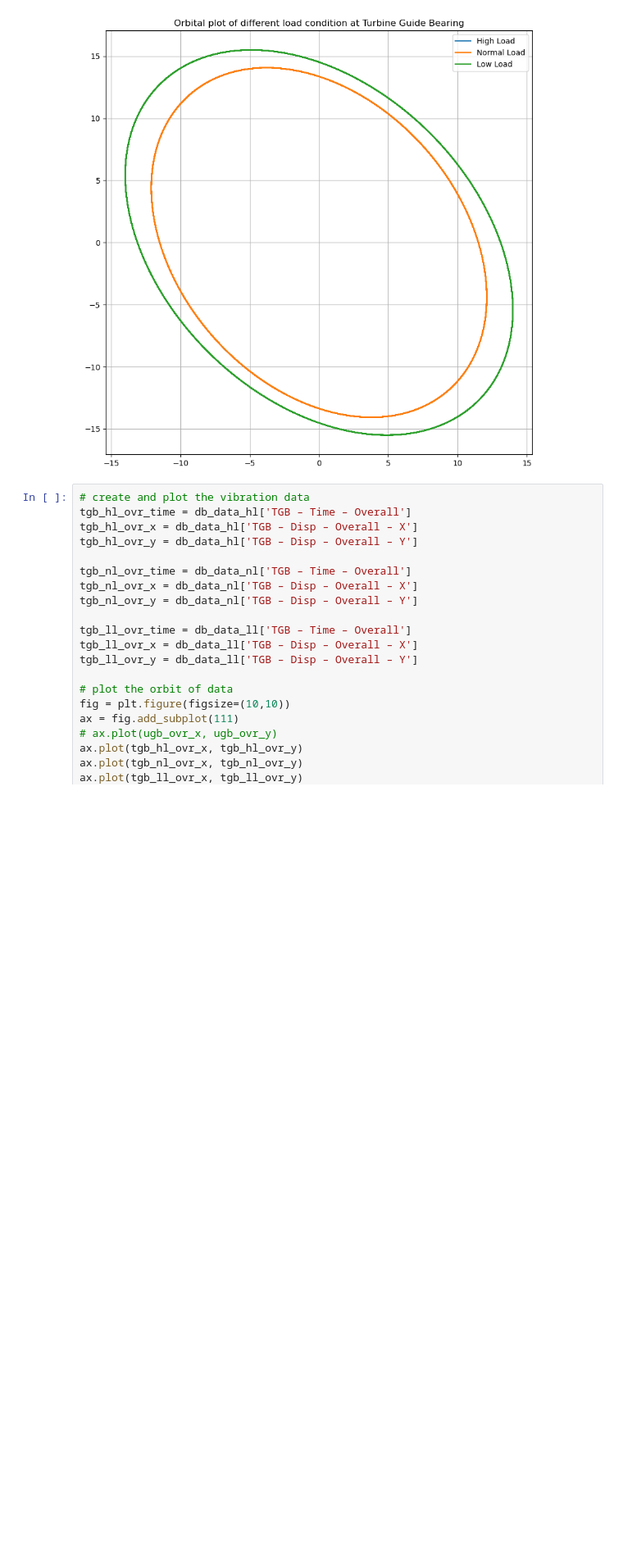
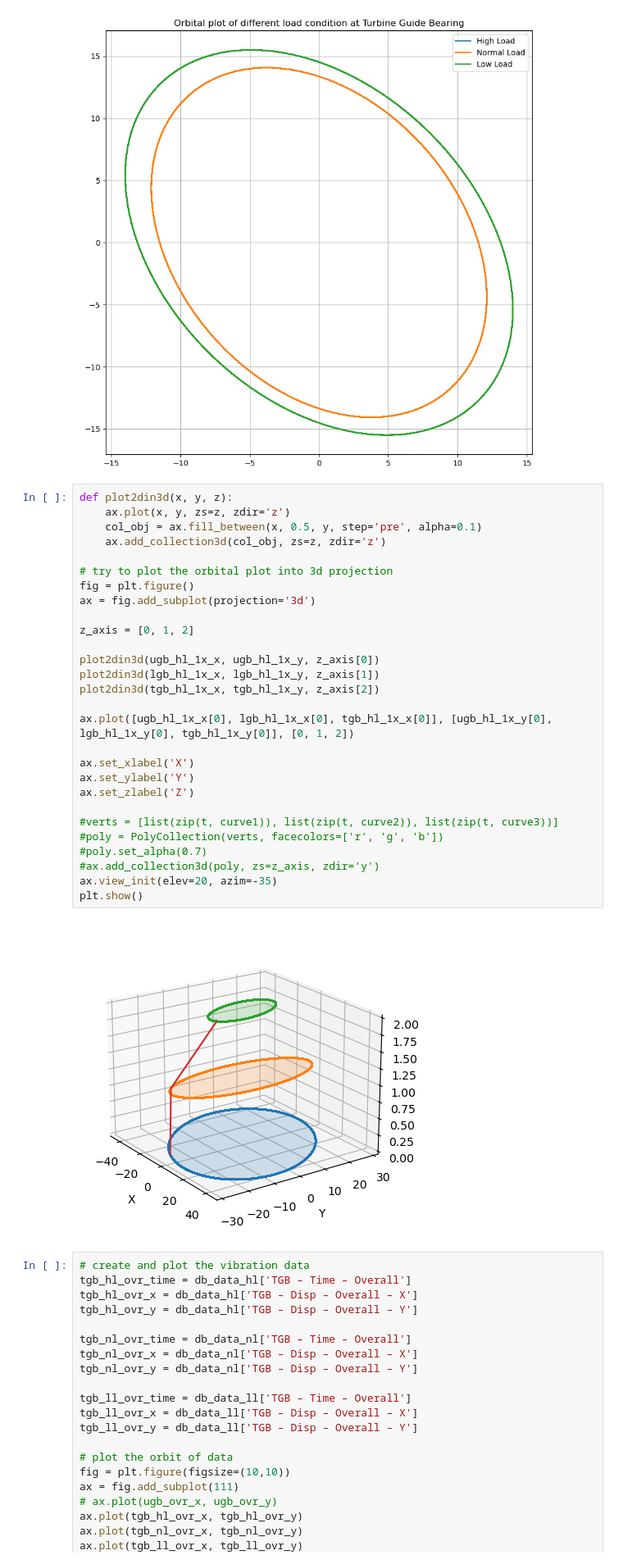
Before and after one commit to mekatronik-achmadi/Predict-CBM, a Jupyter notebook: Vale/TestOlahPy/preliminary_data_analysis/orbital_analysis.ipynb, the cells around one changed output. Shown at 82% size. Saved outputs shown, nothing was run; the diff lists cells and outputs as text; blank space fills up the shorter version.

Commit message:
update on orbital analysis

```diff
--- a/Vale/TestOlahPy/preliminary_data_analysis/orbital_analysis.ipynb
+++ b/Vale/TestOlahPy/preliminary_data_analysis/orbital_analysis.ipynb
@@ -105,6 +109,36 @@ plt.grid()
 plt.show()
 # %% [output]
 [figure]
+# %%
+def plot2din3d(x, y, z):
+    ax.plot(x, y, zs=z, zdir='z')
+    col_obj = ax.fill_between(x, 0.5, y, step='pre', alpha=0.1)
+    ax.add_collection3d(col_obj, zs=z, zdir='z')
+
+# try to plot the orbital plot into 3d projection
+fig = plt.figure()
+ax = fig.add_subplot(projection='3d')
+
+z_axis = [0, 1, 2]
+
+plot2din3d(ugb_hl_1x_x, ugb_hl_1x_y, z_axis[0])
+plot2din3d(lgb_hl_1x_x, lgb_hl_1x_y, z_axis[1])
+plot2din3d(tgb_hl_1x_x, tgb_hl_1x_y, z_axis[2])
+
+ax.plot([ugb_hl_1x_x[0], lgb_hl_1x_x[0], tgb_hl_1x_x[0]], [ugb_hl_1x_y[0], lgb_hl_1x_y[0], tgb_hl_1x_y[0]], [0, 1, 2])
+
+ax.set_xlabel('X')
+ax.set_ylabel('Y')
+ax.set_zlabel('Z')
+
+#verts = [list(zip(t, curve1)), list(zip(t, curve2)), list(zip(t, curve3))]
+#poly = PolyCollection(verts, facecolors=['r', 'g', 'b'])
+#poly.set_alpha(0.7)
+#ax.add_collection3d(poly, zs=z_axis, zdir='y')
+ax.view_init(elev=20, azim=-35)
+plt.show()
+# %% [output]
+[figure, added]
 # %%
 # create and plot the vibration data
 tgb_hl_ovr_time = db_data_hl['TGB – Time – Overall']
```
Also changed, not shown: parts of 1 cell of this notebook, 1 other file.
